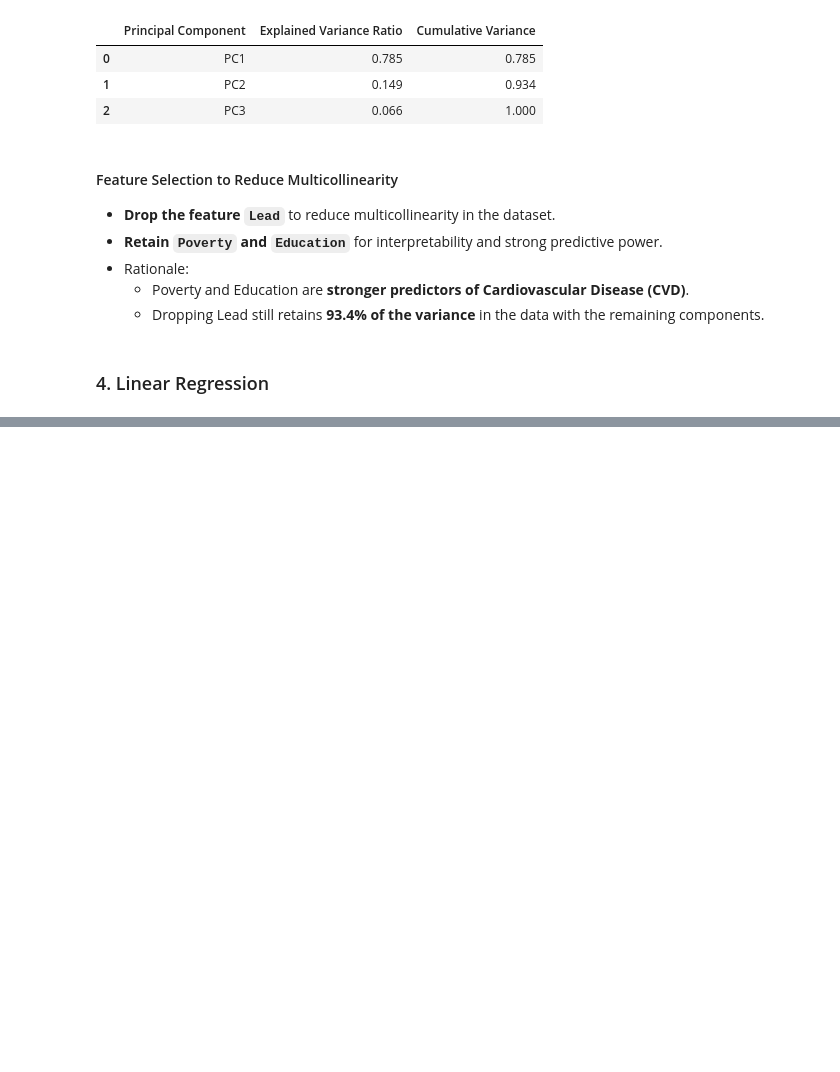
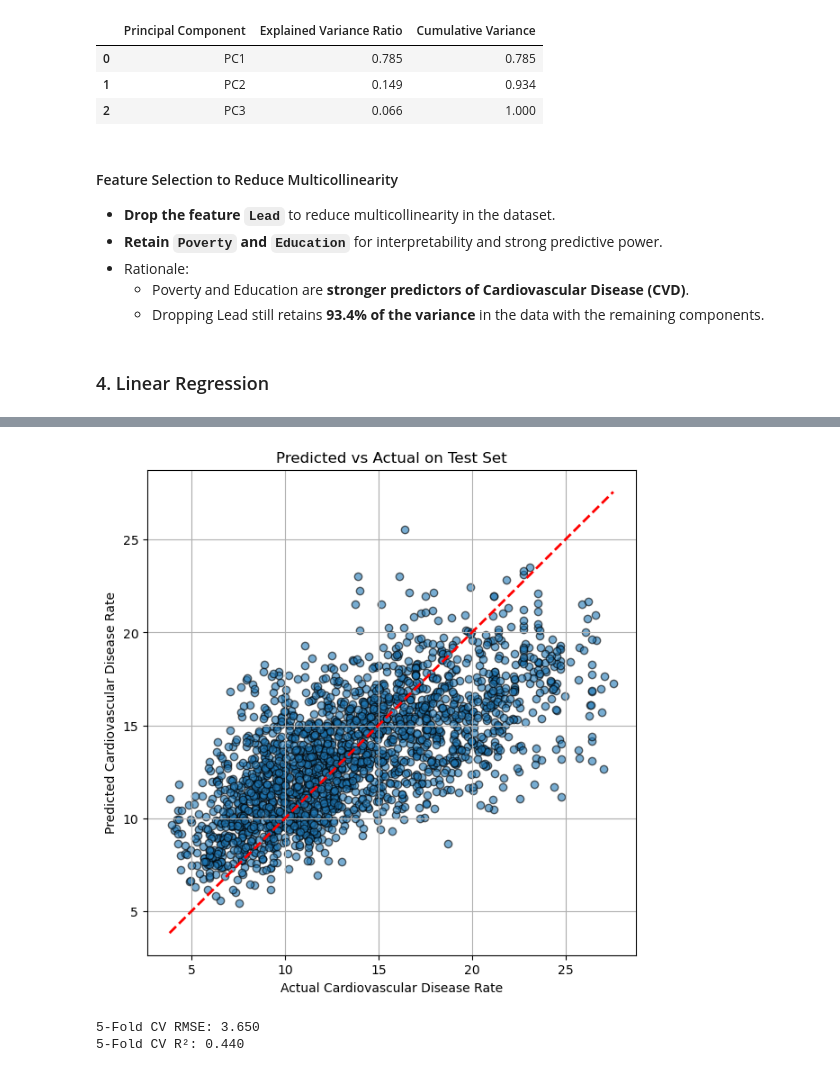
Before and after one commit to deepak161087/Capstone-CVD-analysis, a Jupyter notebook: notebooks/cvd_analysis.ipynb, the cells around one changed output, grey strips where cells are left out. Saved outputs shown, nothing was run; the diff lists cells and outputs as text; code cells hidden in the pictures; blank space fills up the shorter version.

Commit message:
Linear Regression, Ridge and GridSearchCV to final optimal parameters. K-fold cross validation

```diff
--- a/notebooks/cvd_analysis.ipynb
+++ b/notebooks/cvd_analysis.ipynb
@@ -438,0 +475,17 @@ df_selected = df_selected.drop(columns=['Lead'])
+# %%
+# Split data into train and test sets (70% train, 30% test)
+X_train, X_test, y_train, y_test = train_test_split(X, y, test_size=0.3, random_state=42)
+
+# Initialize and train linear regression model
+lr = LinearRegression()
+lr.fit(X_train, y_train)
+
+# Predict on test data
+y_pred = lr.predict(X_test)
+
+# Evaluate model
+rmse = np.sqrt(mean_squared_error(y_test, y_pred))
+r2 = r2_score(y_test, y_pred)
+
+print(f"RMSE: {rmse:.3f}")
+print(f"R²: {r2:.3f}")
@@ -438,0 +583,33 @@ df_selected = df_selected.drop(columns=['Lead'])
+# %%
+from sklearn.model_selection import cross_val_predict, KFold
+
+# Use the best estimator from your GridSearchCV (degree 3 poly + Ridge with best alpha)
+best_model = grid_search.best_estimator_
+
+# Predict on test set
+y_pred_test = best_model.predict(X_test)
+
+# Plot predicted vs actual for test set
+plt.figure(figsize=(7, 7))
+plt.scatter(y_test, y_pred_test, alpha=0.6, edgecolors='k')
+plt.plot([y_test.min(), y_test.max()], [y_test.min(), y_test.max()], 'r--', lw=2)
+plt.xlabel('Actual Cardiovascular Disease Rate')
+plt.ylabel('Predicted Cardiovascular Disease Rate')
+plt.title('Predicted vs Actual on Test Set')
+plt.grid(True)
+plt.show()
+
+# 5-fold Cross-Validation Predictions
+kf = KFold(n_splits=5, shuffle=True, random_state=42)
+cv_pred = cross_val_predict(best_model, X, y, cv=kf, n_jobs=-1)
+
+# Compute CV RMSE and R2
+cv_rmse = np.sqrt(mean_squared_error(y, cv_pred))
+cv_r2 = r2_score(y, cv_pred)
+
+print(f"5-Fold CV RMSE: {cv_rmse:.3f}")
+print(f"5-Fold CV R²: {cv_r2:.3f}")
+# %% [output]
+[figure, added]
+5-Fold CV RMSE: 3.650
+5-Fold CV R²: 0.440
```
Also changed, not shown: parts of 8 cells of this notebook.
